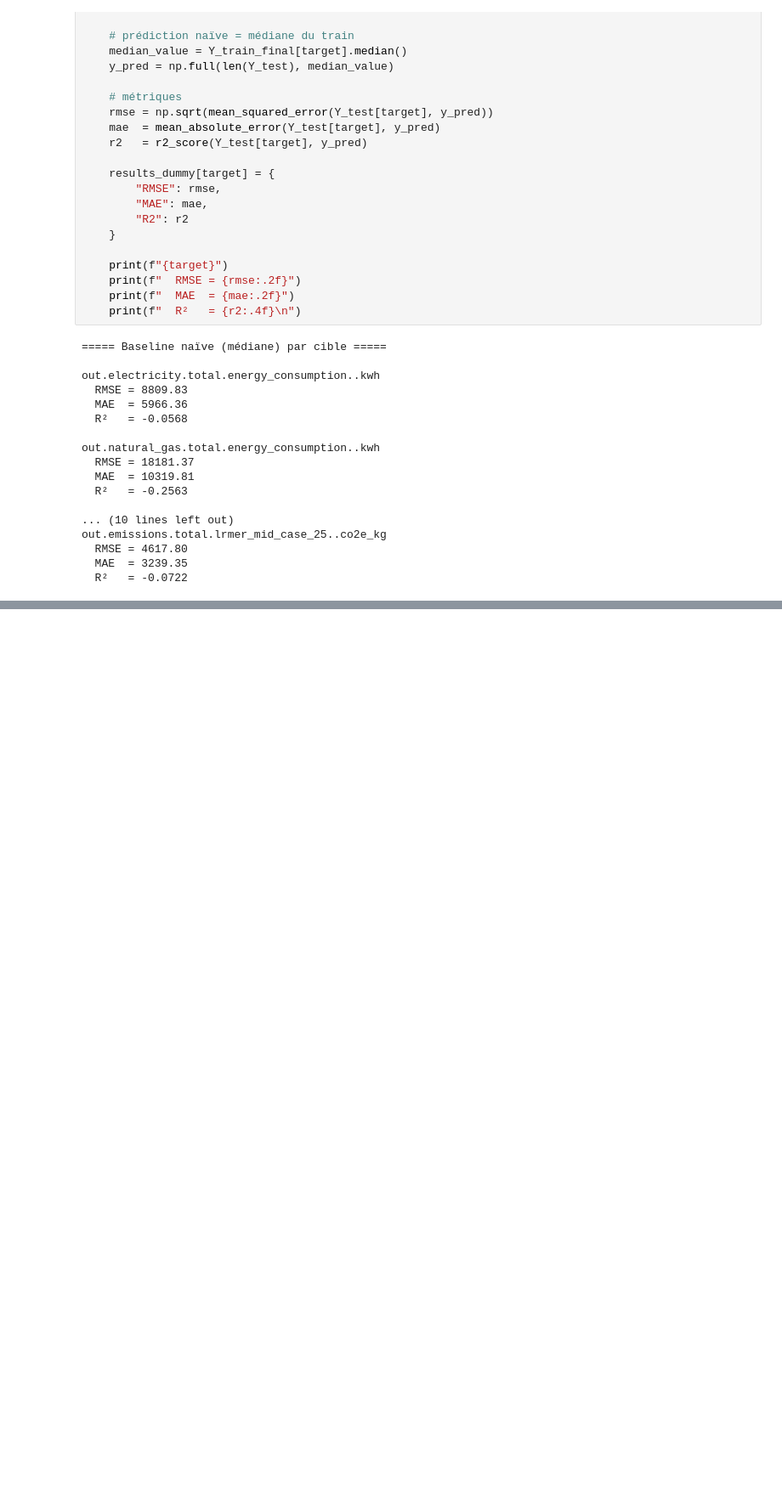
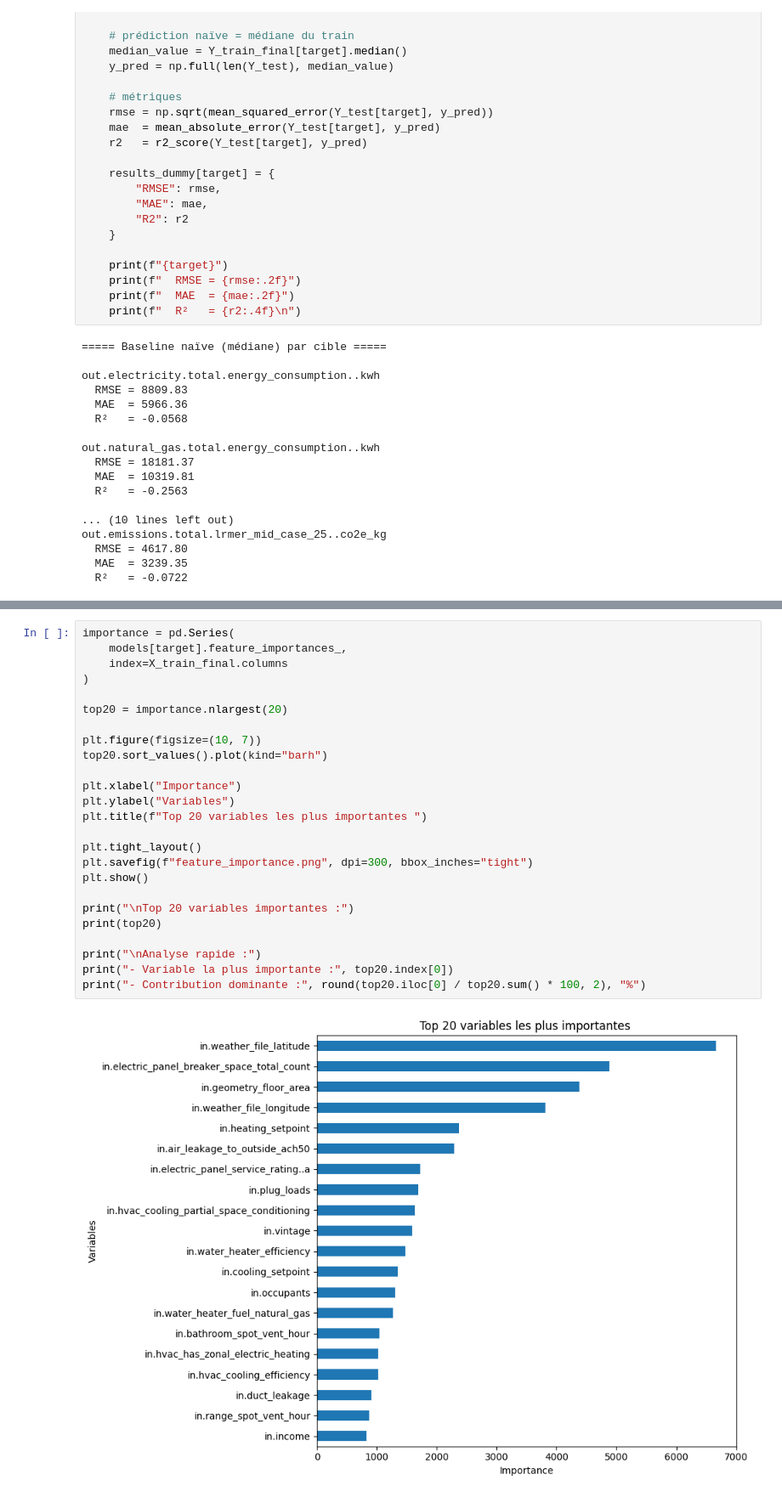
Before and after one commit to BOUBAKERAMDY/FlexiMax, a Jupyter notebook: notebooks/05_deeplearning/lightgbm_stratified.ipynb, the cells around one changed output, grey strips where cells are left out. Shown at 85% size. Cells and saved outputs as stored; diff of their text form; blank space fills up the shorter version.

```diff
--- a/notebooks/05_deeplearning/lightgbm_stratified.ipynb
+++ b/notebooks/05_deeplearning/lightgbm_stratified.ipynb
@@ -277,0 +205,27 @@ for target in Y.columns:
+# %%
+importance = pd.Series(
+    models[target].feature_importances_,
+    index=X_train_final.columns
+)
+
+top20 = importance.nlargest(20)
+
+plt.figure(figsize=(10, 7))
+top20.sort_values().plot(kind="barh")
+
+plt.xlabel("Importance")
+plt.ylabel("Variables")
+plt.title(f"Top 20 variables les plus importantes ")
+
+plt.tight_layout()
+plt.savefig(f"feature_importance.png", dpi=300, bbox_inches="tight")
+plt.show()
+
+print("\nTop 20 variables importantes :")
+print(top20)
+
+print("\nAnalyse rapide :")
+print("- Variable la plus importante :", top20.index[0])
+print("- Contribution dominante :", round(top20.iloc[0] / top20.sum() * 100, 2), "%")
+# %% [output]
+[figure, added]
```
Also changed, not shown: parts of 11 cells of this notebook, 8 other files.
